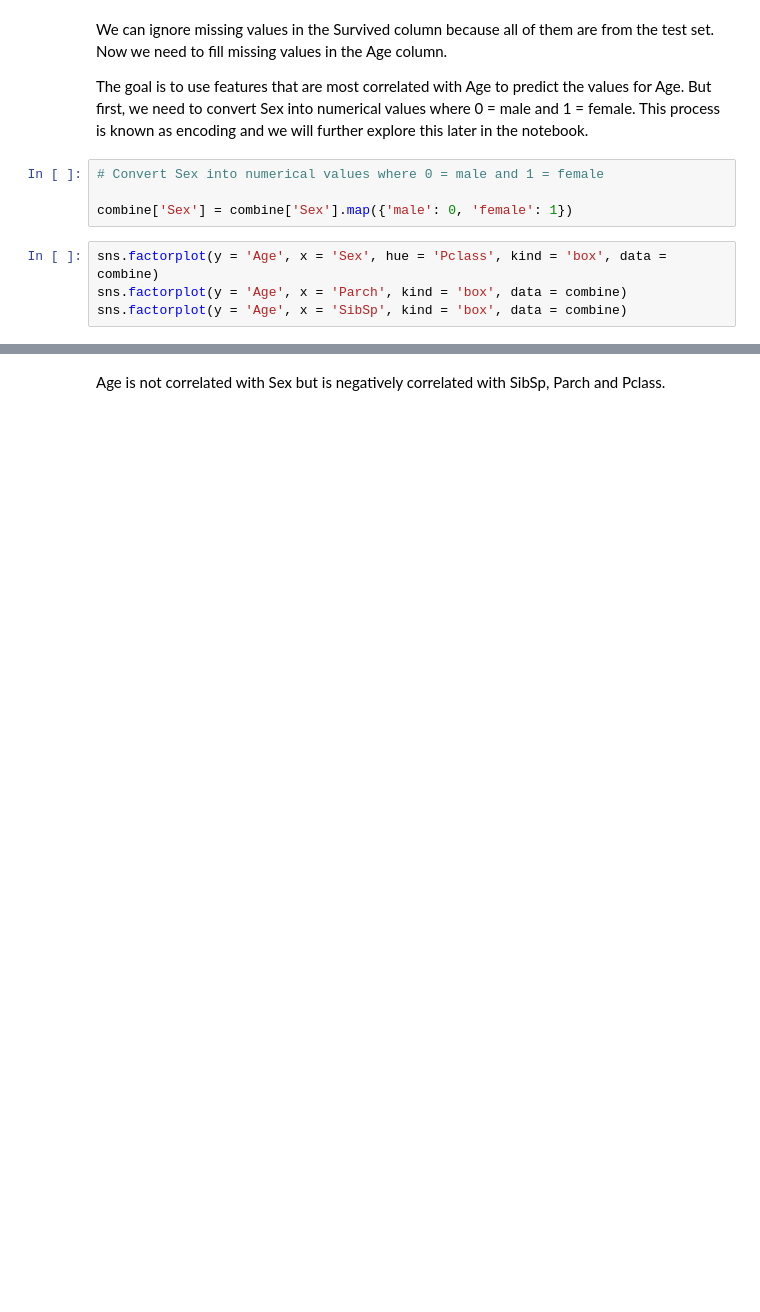
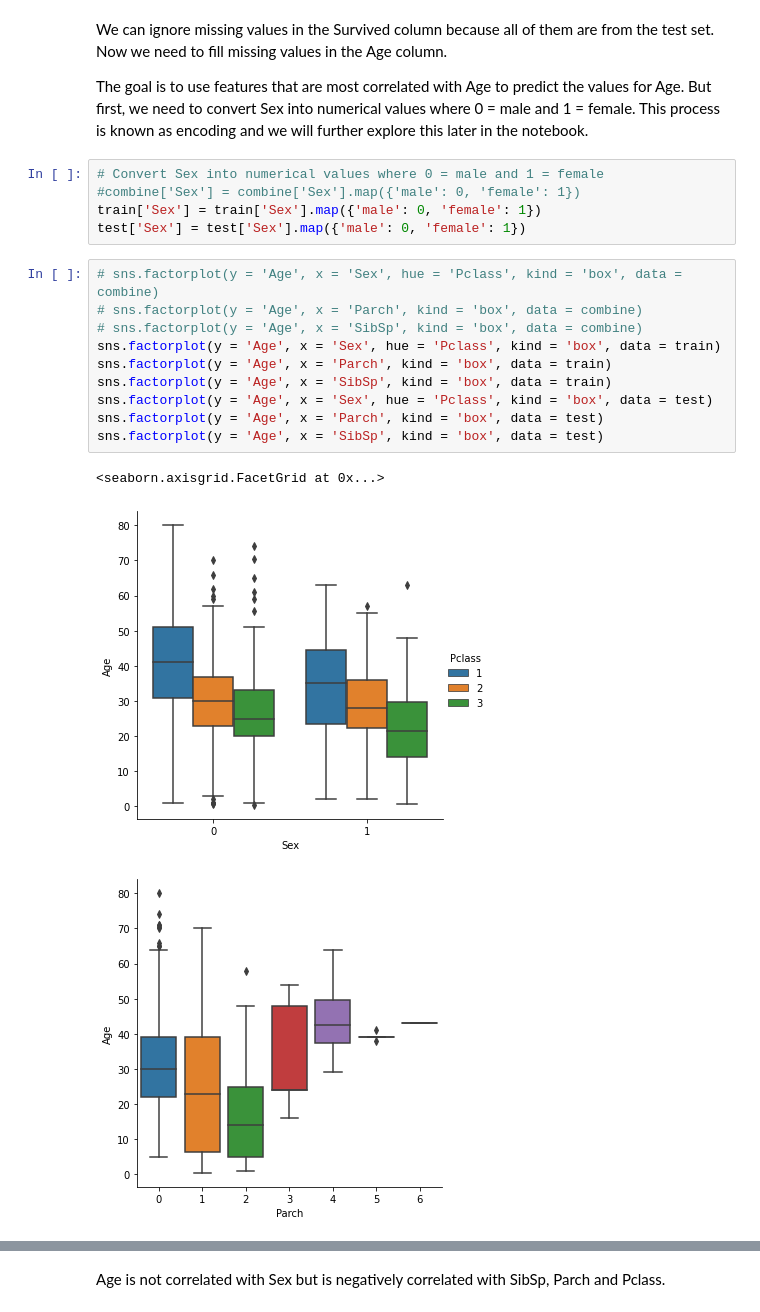
Before and after one commit to benpalay/TitanicSE, a Jupyter notebook: final Gias.ipynb, the cells around one changed output, grey strips where cells are left out. Cells and saved outputs as stored; diff of their text form; blank space fills up the shorter version.

```diff
--- a/final Gias.ipynb
+++ b/final Gias.ipynb
@@ -662,9 +716,20 @@ We can ignore missing values in the Survived column because all of them are from
 The goal is to use features that are most correlated with Age to predict the values for Age. But first, we need to convert Sex into numerical values where 0 = male and 1 = female. This process is known as encoding and we will further explore this later in the notebook.
 # %%
 # Convert Sex into numerical values where 0 = male and 1 = female
-
-combine['Sex'] = combine['Sex'].map({'male': 0, 'female': 1})
+#combine['Sex'] = combine['Sex'].map({'male': 0, 'female': 1})
+train['Sex'] = train['Sex'].map({'male': 0, 'female': 1})
+test['Sex'] = test['Sex'].map({'male': 0, 'female': 1})
 # %%
-sns.factorplot(y = 'Age', x = 'Sex', hue = 'Pclass', kind = 'box', data = combine)
-sns.factorplot(y = 'Age', x = 'Parch', kind = 'box', data = combine)
-sns.factorplot(y = 'Age', x = 'SibSp', kind = 'box', data = combine)
+# sns.factorplot(y = 'Age', x = 'Sex', hue = 'Pclass', kind = 'box', data = combine)
+# sns.factorplot(y = 'Age', x = 'Parch', kind = 'box', data = combine)
+# sns.factorplot(y = 'Age', x = 'SibSp', kind = 'box', data = combine)
+sns.factorplot(y = 'Age', x = 'Sex', hue = 'Pclass', kind = 'box', data = train)
+sns.factorplot(y = 'Age', x = 'Parch', kind = 'box', data = train)
+sns.factorplot(y = 'Age', x = 'SibSp', kind = 'box', data = train)
+sns.factorplot(y = 'Age', x = 'Sex', hue = 'Pclass', kind = 'box', data = test)
+sns.factorplot(y = 'Age', x = 'Parch', kind = 'box', data = test)
+sns.factorplot(y = 'Age', x = 'SibSp', kind = 'box', data = test)
+# %% [output]
+<seaborn.axisgrid.FacetGrid at 0x...>
+[figure, added]
+[figure, added]
```
Also changed, not shown: parts of 89 cells of this notebook, 4 other files.
